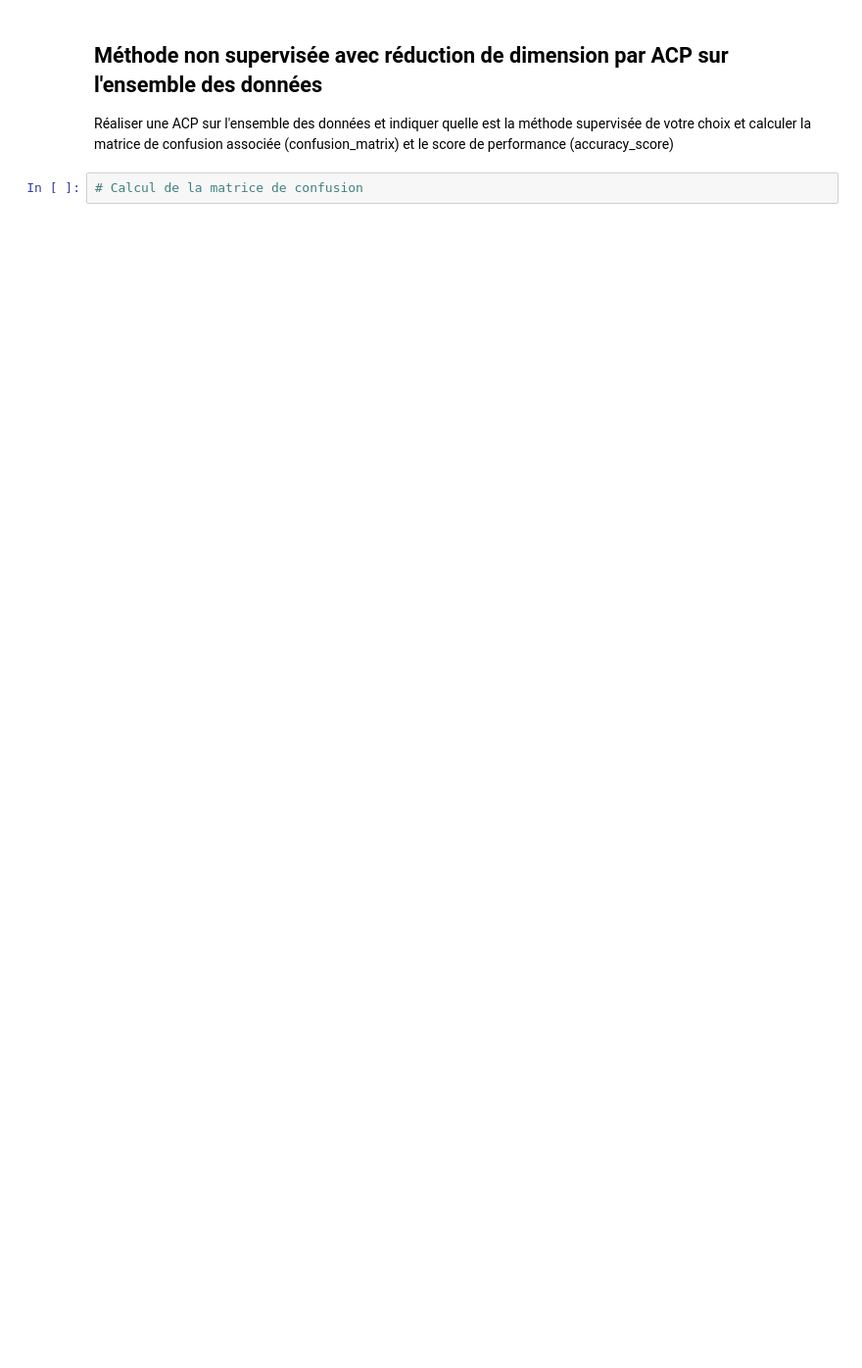
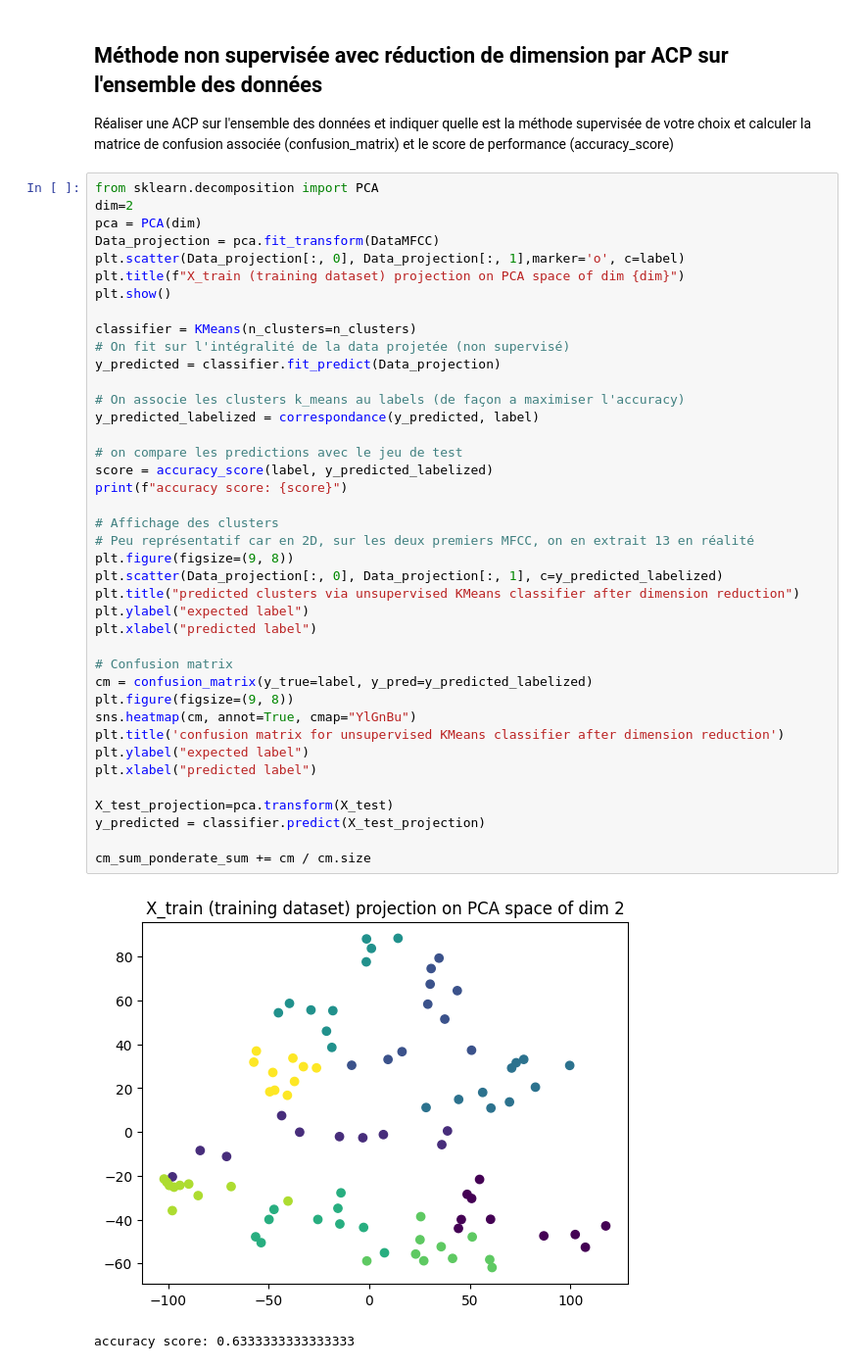
Before and after one commit to nohehf/classphoneme, a Jupyter notebook: Projet_Phonemes.ipynb, the cells around one changed output. Shown: that part at 98% size. Saved outputs shown, nothing was run; the diff lists cells and outputs as text; blank space fills up the shorter version.

```diff
--- a/Projet_Phonemes.ipynb
+++ b/Projet_Phonemes.ipynb
@@ -146,5 +251,46 @@ Indiquer quelle est la méthode supervisée de votre choix et calculer la matric
 ## Méthode non supervisée avec réduction de dimension par ACP sur l'ensemble des données
 
 Réaliser une ACP sur l'ensemble des données et indiquer quelle est la méthode supervisée de votre choix et calculer la matrice de confusion associée (confusion_matrix) et le score de performance (accuracy_score)
-# %%
-# Calcul de la matrice de confusion
+# %%
+from sklearn.decomposition import PCA
+dim=2
+pca = PCA(dim)
+Data_projection = pca.fit_transform(DataMFCC)
+plt.scatter(Data_projection[:, 0], Data_projection[:, 1],marker='o', c=label)
+plt.title(f"X_train (training dataset) projection on PCA space of dim {dim}")
+plt.show()
+
+classifier = KMeans(n_clusters=n_clusters)
+# On fit sur l'intégralité de la data projetée (non supervisé)
+y_predicted = classifier.fit_predict(Data_projection)
+
+# On associe les clusters k_means au labels (de façon a maximiser l'accuracy)
+y_predicted_labelized = correspondance(y_predicted, label)
+
+# on compare les predictions avec le jeu de test
+score = accuracy_score(label, y_predicted_labelized)
+print(f"accuracy score: {score}")
+
+# Affichage des clusters
+# Peu représentatif car en 2D, sur les deux premiers MFCC, on en extrait 13 en réalité
+plt.figure(figsize=(9, 8))
+plt.scatter(Data_projection[:, 0], Data_projection[:, 1], c=y_predicted_labelized)
+plt.title("predicted clusters via unsupervised KMeans classifier after dimension reduction")
+plt.ylabel("expected label")
+plt.xlabel("predicted label")
+
+# Confusion matrix
+cm = confusion_matrix(y_true=label, y_pred=y_predicted_labelized)
+plt.figure(figsize=(9, 8))
+sns.heatmap(cm, annot=True, cmap="YlGnBu")
+plt.title('confusion matrix for unsupervised KMeans classifier after dimension reduction')
+plt.ylabel("expected label")
+plt.xlabel("predicted label")
+
+X_test_projection=pca.transform(X_test)
+y_predicted = classifier.predict(X_test_projection)
+
+cm_sum_ponderate_sum += cm / cm.size
+# %% [output]
+[figure, added]
+accuracy score: 0.6333333333333333
```
Also changed, not shown: parts of 19 cells of this notebook.
